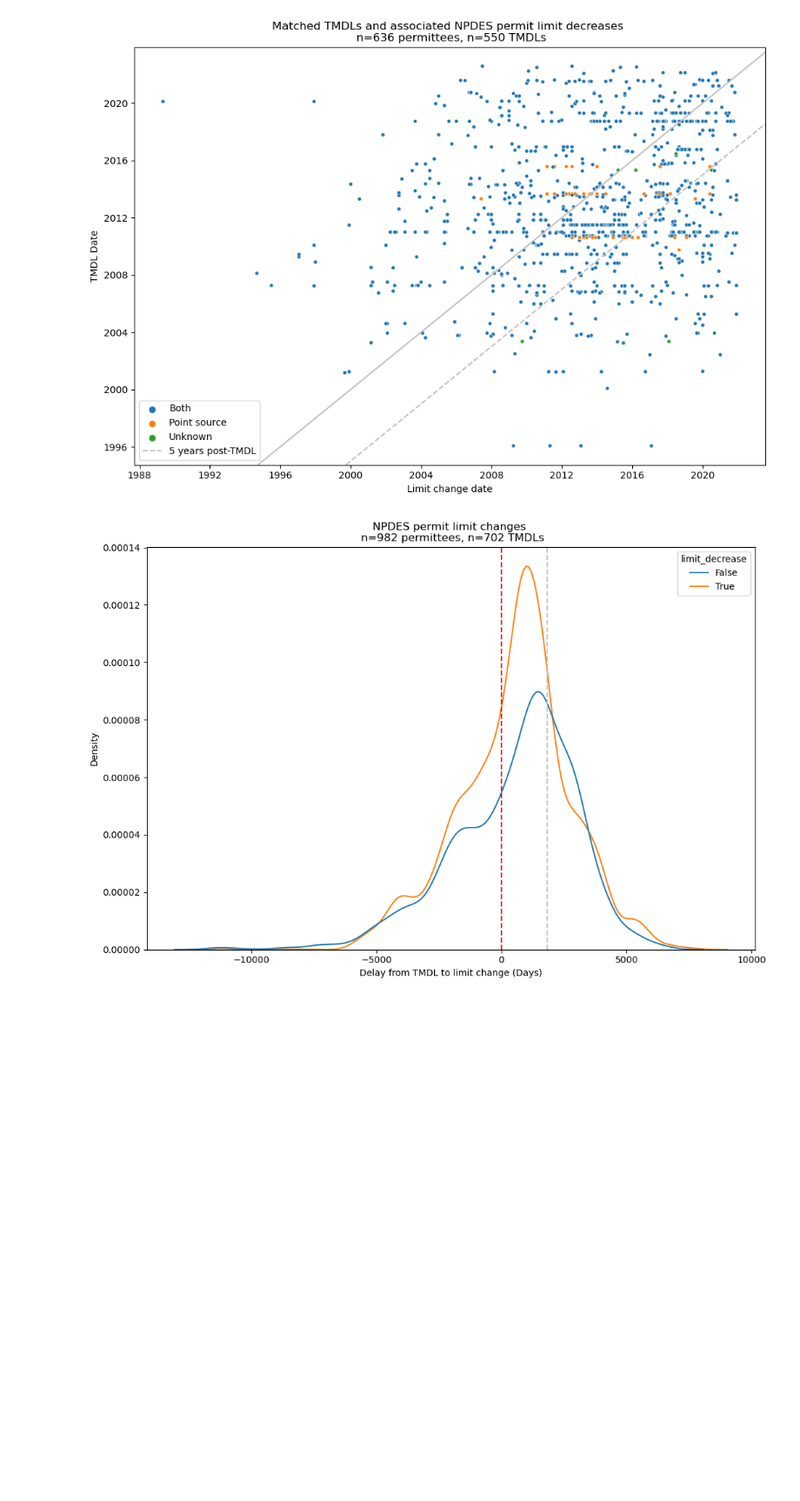
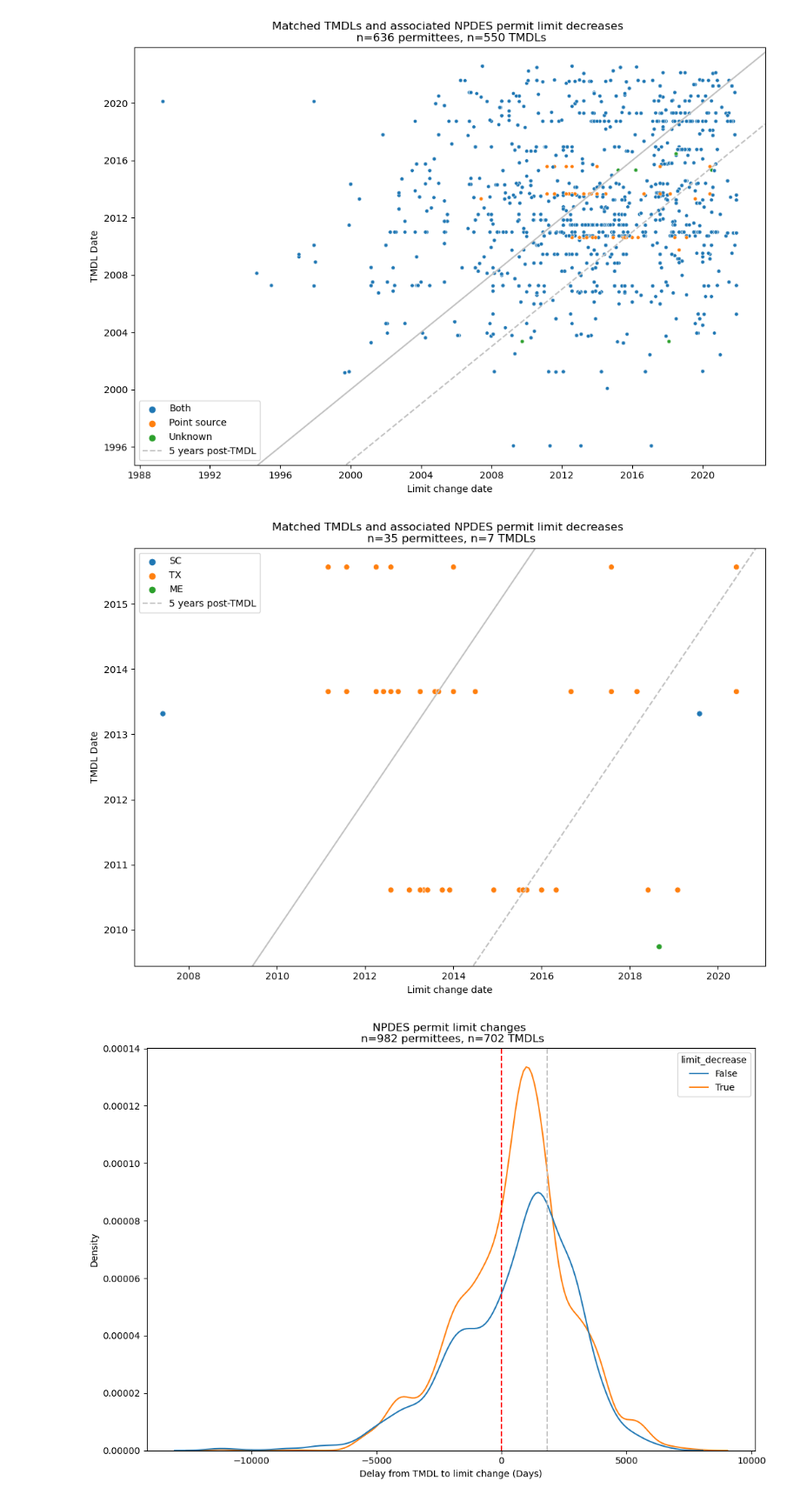
Before and after one commit to reglab/TMDLs_archived, a Jupyter notebook: TMDLS_limit_changes.ipynb, the cells around one changed output. Shown: that part at 87% size. Drawn from its saved outputs; the diff is of its cells as text; code cells hidden in the pictures; blank space fills up the shorter version.

```diff
--- a/TMDLS_limit_changes.ipynb
+++ b/TMDLS_limit_changes.ipynb
@@ -25,6 +25,7 @@ data_path = 'data/'
 tmdls = pd.read_csv(data_path + 'all_actions.csv', parse_dates=['completionDate', 'TMDLDate'],
                     date_parser=lambda t: pd.to_datetime(t, errors='coerce')).drop('Unnamed: 0', axis=1).rename(
     columns={'assessmentUnitIdentifier': 'AUID'})
+tmdl_permit_links = pd.read_csv(data_path + 'all_actions_permit_data.csv').rename(columns={'NPDESIdentifier': 'npdes_permit_id'})
 
 # Load RAD Data
 # HUC AUID link table (source: `get_huc_AUID_links.R`)
@@ -37,13 +38,25 @@ HUC_npdes_permit_links = HUC_npdes_permit_links.drop('Unnamed: 0', axis=1).renam
     columns={'attributes.WBD_HUC12': 'HUC-12'})
 huc_AUID_links = pd.read_csv(data_path + 'huc_AUID_links.csv', dtype={'attributes.huc12': object}).rename(
     columns={'attributes.assessmentunitidentifier': 'AUID', 'attributes.huc12': 'HUC-12'})
+
+# Load ICIS-NPDES data:
+# Load prepped DMR dataset of all permittees who had permit limit changes
+prepped_dmrs = pd.read_csv(
+    '/Users/rtreves/Documents/DMR work/DMR Python projects/dmr-permit-limit-changes/all_prepped.csv',
+    parse_dates=['limit_begin_date', 'limit_end_date', 'limit_change_date'],
+    date_parser=lambda t: pd.to_datetime(t, errors='coerce')).dropna(subset='limit_value_standard_units')
+# Load permit data
+permit_data = pd.read_csv('data/permit_data.csv', parse_dates=['effective_date', 'issue_date', 'original_effective_date', 'original_issue_date', 'expiration_date', 'retirement_date', 'termination_date'], date_parser=lambda t: pd.to_datetime(t, errors='coerce'))
 # %%
-# Link TMDLs to HUC-12 codes to NPDES permittees
+# Filter out TMDLs categorized as exclusively Nonpoint source
+tmdls = tmdls[tmdls['pollutantSourceTypeCode'] != 'Nonpoint source']
+
+# Link TMDLs to HUC-12 codes to NPDES permittees. This is our 'geospatial' linkage.
 tmdls_merged = tmdls.drop_duplicates().merge(HUC_AUID_links, on='AUID', how='inner').merge(HUC_npdes_permit_links,
                                                                                            on='HUC-12', how='inner')
-
-# Filter down to point-source TMDLs
-tmdls_merged = tmdls_merged[tmdls_merged['pollutantSourceTypeCode'] != 'Nonpoint source']
+# Because the geospatial linkage may not catch all NPDES permittees linked to TMDLs, let's take the union of the geospatial links
+# and the tabular links (based on NPDES permittees explicitly mentioned in ATTAINS TMDL records):
+tmdls_merged = tmdls_merged.merge(tmdl_permit_links, on=['actionIdentifier', 'npdes_permit_id'], how='outer')
 
 # Deleting objects we no longer need to save memory
 del HUC_AUID_links
@@ -514,6 +525,23 @@ plt.title('Matched TMDLs and associated NPDES permit limit decreases \n n=' + st
 plt.legend();
 # %% [output]
 [figure]
+# %%
+plt.style.use('default')
+plt.figure(figsize=(12, 8));
+plt.ylabel('TMDL Date')
+plt.xlabel('Limit change date')
+sns.scatterplot(data=prepped_limits[(prepped_limits['limit_decrease']) & (prepped_limits['pollutantSourceTypeCode']=='Point source')], x='limit_change_date', y='TMDLDate', hue='state_code');
+plt.axline((dts.datestr2num('2012-01-01'), dts.datestr2num('2012-01-01')),
+           (dts.datestr2num('2012-01-02'), dts.datestr2num('2012-01-02')), color='silver')
+plt.axline((dts.datestr2num('2017-01-01'), dts.datestr2num('2012-01-01')),
+           (dts.datestr2num('2017-01-02'), dts.datestr2num('2012-01-02')), linestyle='--', label='5 years post-TMDL',
+           color='silver')
+plt.title('Matched TMDLs and associated NPDES permit limit decreases \n n=' + str(
+    len(prepped_limits[(prepped_limits['limit_decrease']) & (prepped_limits['pollutantSourceTypeCode']=='Point source')].drop_duplicates('npdes_permit_id'))) + ' permittees, n=' + str(
+    len(prepped_limits[(prepped_limits['limit_decrease']) & (prepped_limits['pollutantSourceTypeCode']=='Point source')].drop_duplicates('actionIdentifier'))) + ' TMDLs');
+plt.legend();
+# %% [output]
+[figure, added]
 # %%
 plt.style.use('default')
 plt.figure(figsize=(12, 8));
```
Also changed, not shown: parts of 12 cells of this notebook.
